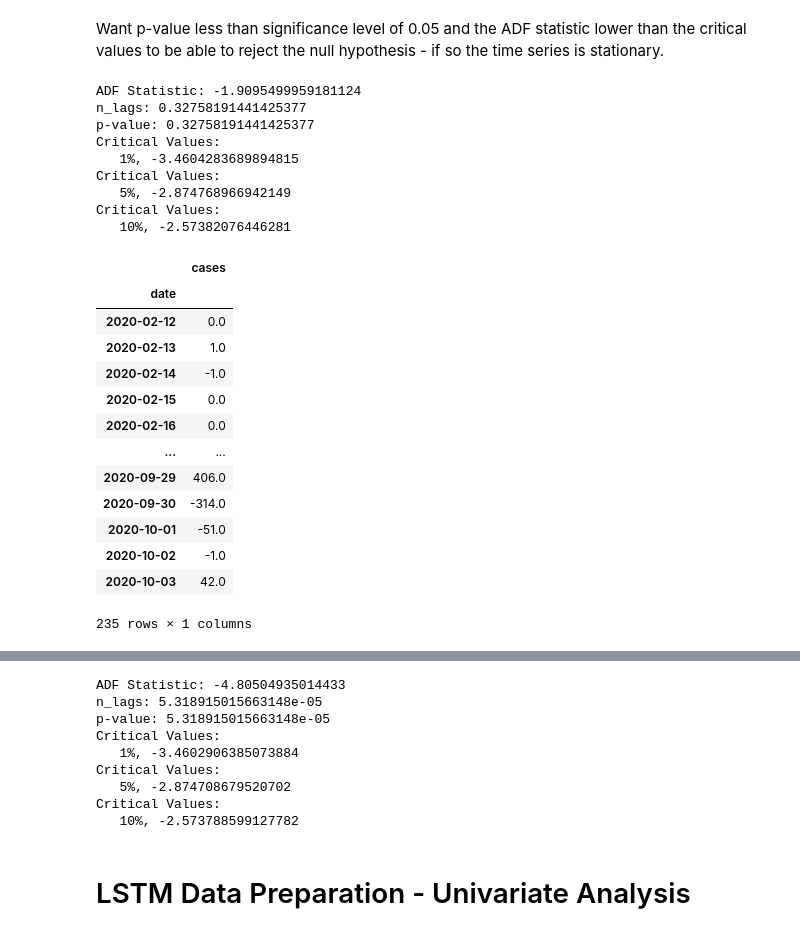
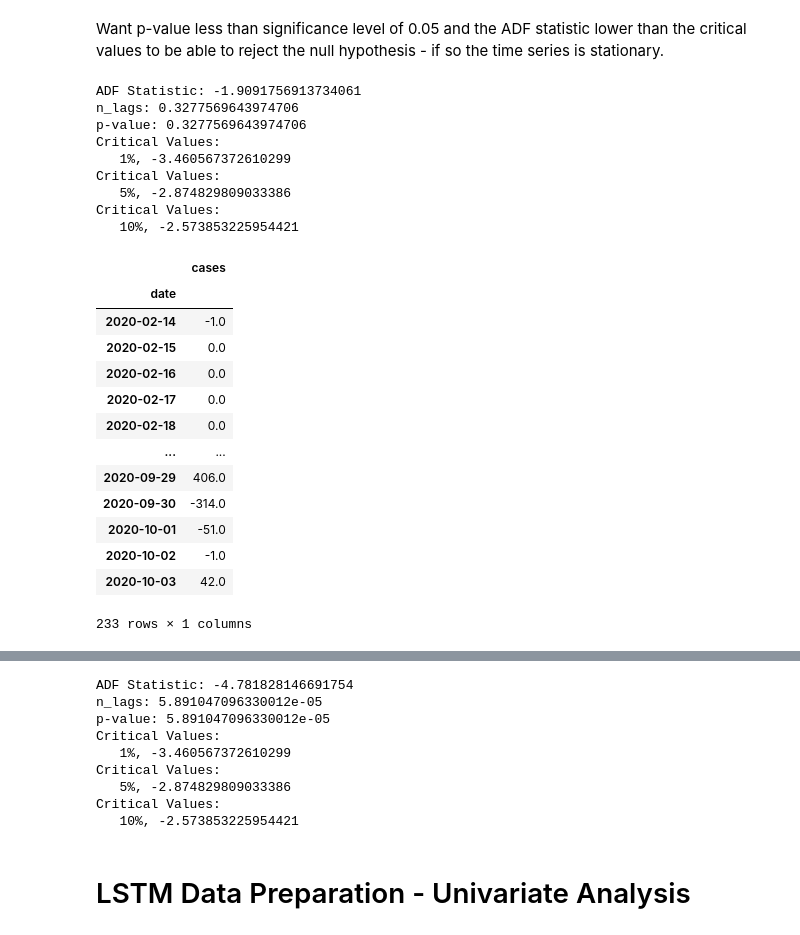
Before and after one commit to ellenrud84/Covid-19_HotSpot_Machine_Learning, a Jupyter notebook: LSTM_Univariate_Model.ipynb, the cells around one changed output, grey strips where cells are left out. Drawn from its saved outputs; the diff is of its cells as text; code cells hidden in the pictures.

```diff
--- a/LSTM_Univariate_Model.ipynb
+++ b/LSTM_Univariate_Model.ipynb
@@ -75,7 +77,7 @@ fig.show()
 [interactive output not drawn]
 # %%
 # To get case count by day we subtract today's datapoint from yesterdays datapoint and then change na values to 0:
-County_Cases_Differenced=County_Cases.diff().fillna(0)
+County_Cases_Differenced=County_Cases.diff().dropna()
 County_Cases_Differenced
 # %% [output]
 |  | cases |
@@ -113,34 +115,34 @@ for key, value in result1[4].items():
     print('Critical Values:')
     print(f'   {key}, {value}')
 # %% [output]
-ADF Statistic: -1.9095499959181124
-n_lags: 0.32758191441425377
-p-value: 0.32758191441425377
+ADF Statistic: -1.9091756913734061
+n_lags: 0.3277569643974706
+p-value: 0.3277569643974706
 Critical Values:
-   1%, -3.4604283689894815
+   1%, -3.460567372610299
 Critical Values:
-   5%, -2.874768966942149
+   5%, -2.874829809033386
 Critical Values:
-   10%, -2.57382076446281
+   10%, -2.573853225954421
 # %%
 # Difference dataset again
-County_Cases_Differenced2=County_Cases_Differenced.diff().fillna(0)
+County_Cases_Differenced2=County_Cases_Differenced.diff().dropna()
 County_Cases_Differenced2
 # %% [output]
 |  | cases |
 | date |  |
-| 2020-02-12 | 0.0 |
-| 2020-02-13 | 1.0 |
 | 2020-02-14 | -1.0 |
 | 2020-02-15 | 0.0 |
 | 2020-02-16 | 0.0 |
+| 2020-02-17 | 0.0 |
+| 2020-02-18 | 0.0 |
 | ... | ... |
 | 2020-09-29 | 406.0 |
 | 2020-09-30 | -314.0 |
 | 2020-10-01 | -51.0 |
 | 2020-10-02 | -1.0 |
 | 2020-10-03 | 42.0 |
-235 rows × 1 columns
+233 rows × 1 columns
 # %%
 # then we check the plot again:
 fig3 = px.line(County_Cases_Differenced2)
@@ -158,15 +160,15 @@ for key, value in result2[4].items():
     print('Critical Values:')
     print(f'   {key}, {value}')
 # %% [output]
-ADF Statistic: -4.80504935014433
-n_lags: 5.318915015663148e-05
-p-value: 5.318915015663148e-05
+ADF Statistic: -4.781828146691754
+n_lags: 5.891047096330012e-05
+p-value: 5.891047096330012e-05
 Critical Values:
-   1%, -3.4602906385073884
+   1%, -3.460567372610299
 Critical Values:
-   5%, -2.874708679520702
+   5%, -2.874829809033386
 Critical Values:
-   10%, -2.573788599127782
+   10%, -2.573853225954421
 # %% [markdown]
 # LSTM Data Preparation - Univariate Analysis
 # %%
```
Also changed, not shown: parts of 16 cells of this notebook, 3 other files.
